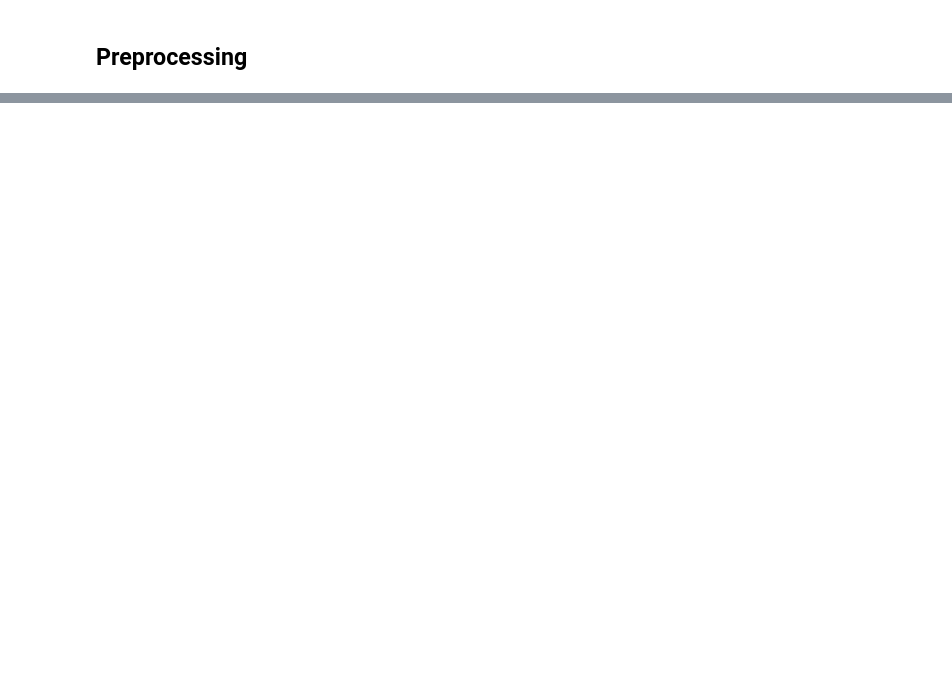
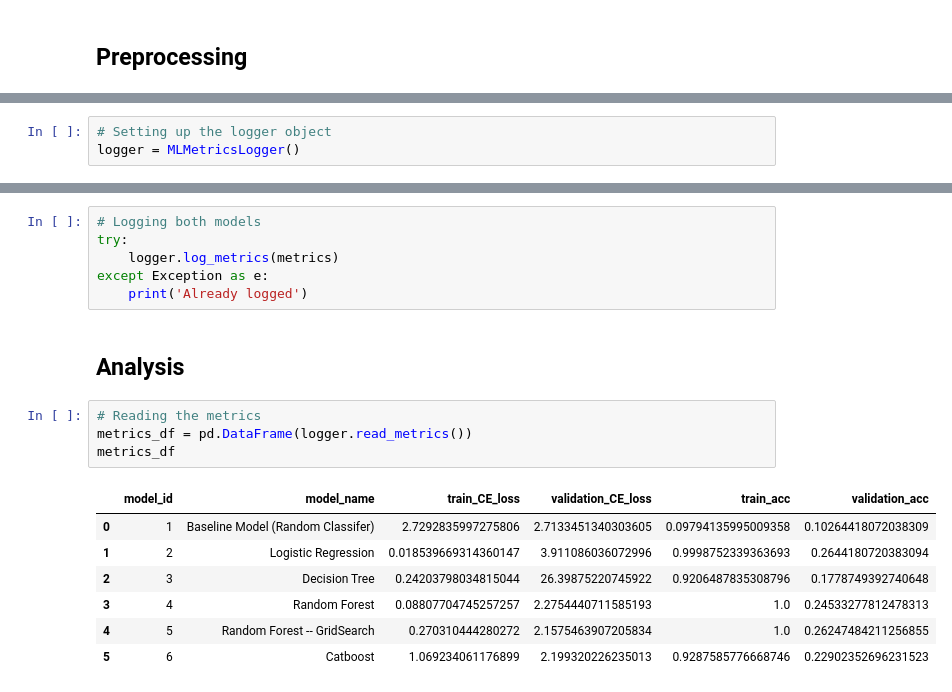
Before and after one commit to JinalShah2002/distracted-driver-prediction, a Jupyter notebook: notebooks/classical-ml-modeling.ipynb, the cells around one changed output, grey strips where cells are left out. Cells and saved outputs as stored; diff of their text form; blank space fills up the shorter version.

Commit message:
Completed Classical ML Modeling

```diff
--- a/notebooks/classical-ml-modeling.ipynb
+++ b/notebooks/classical-ml-modeling.ipynb
@@ -43,0 +103,3 @@ X_train.iloc[:,9990:10000].describe()
+# %%
+# Setting up the logger object
+logger = MLMetricsLogger()
@@ -43,0 +307,20 @@ X_train.iloc[:,9990:10000].describe()
+# %%
+# Logging both models
+try:
+    logger.log_metrics(metrics)
+except Exception as e:
+    print('Already logged')
+# %% [markdown]
+## Analysis
+# %%
+# Reading the metrics
+metrics_df = pd.DataFrame(logger.read_metrics())
+metrics_df
+# %% [output]
+|  | model_id | model_name | train_CE_loss | validation_CE_loss | train_acc | validation_acc |
+| 0 | 1 | Baseline Model (Random Classifer) | 2.7292835997275806 | 2.7133451340303605 | 0.09794135995009358 | 0.10264418072038309 |
+| 1 | 2 | Logistic Regression | 0.018539669314360147 | 3.911086036072996 | 0.9998752339363693 | 0.2644180720383094 |
+| 2 | 3 | Decision Tree | 0.24203798034815044 | 26.39875220745922 | 0.9206487835308796 | 0.1778749392740648 |
+| 3 | 4 | Random Forest | 0.08807704745257257 | 2.2754440711585193 | 1.0 | 0.24533277812478313 |
+| 4 | 5 | Random Forest -- GridSearch | 0.270310444280272 | 2.1575463907205834 | 1.0 | 0.26247484211256855 |
+| 5 | 6 | Catboost | 1.069234061176899 | 2.199320226235013 | 0.9287585776668746 | 0.22902352696231523 |
```
Also changed, not shown: parts of 33 cells of this notebook, 17 other files.
